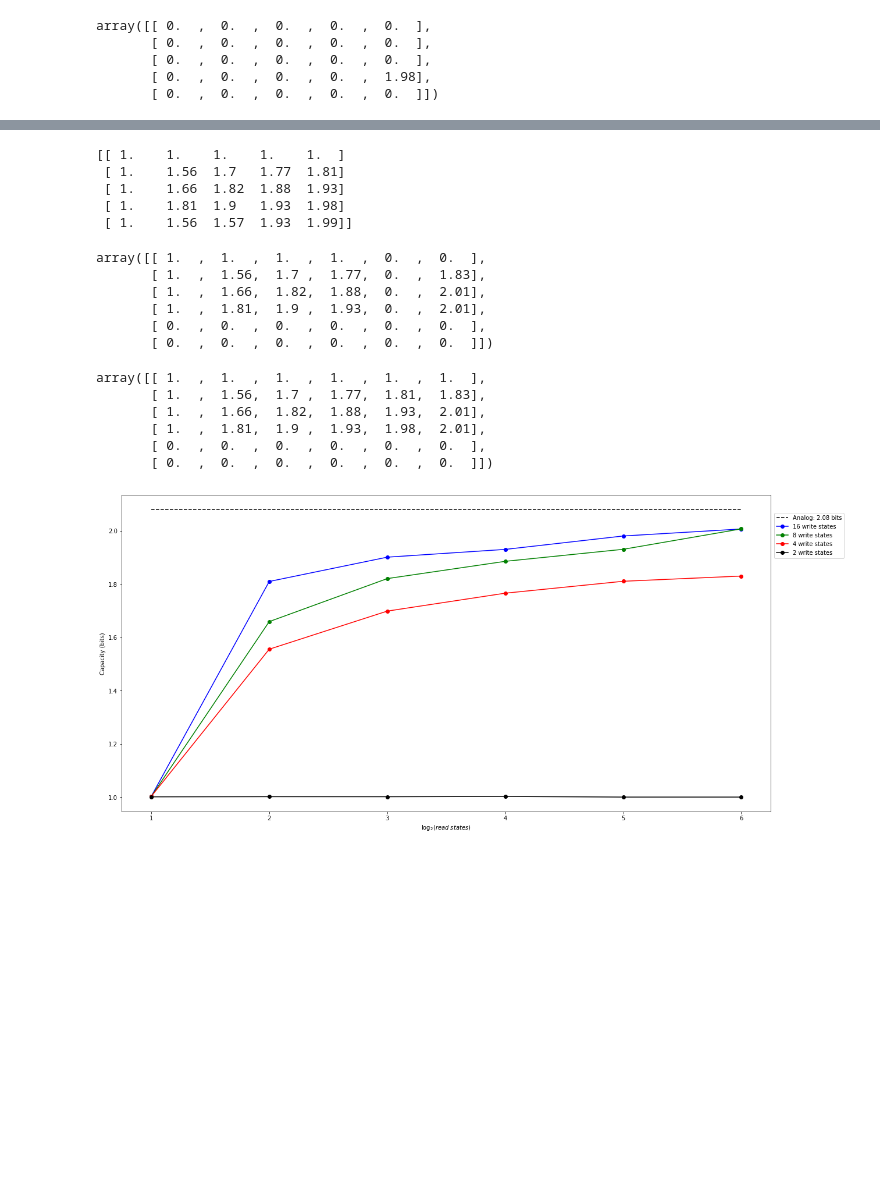
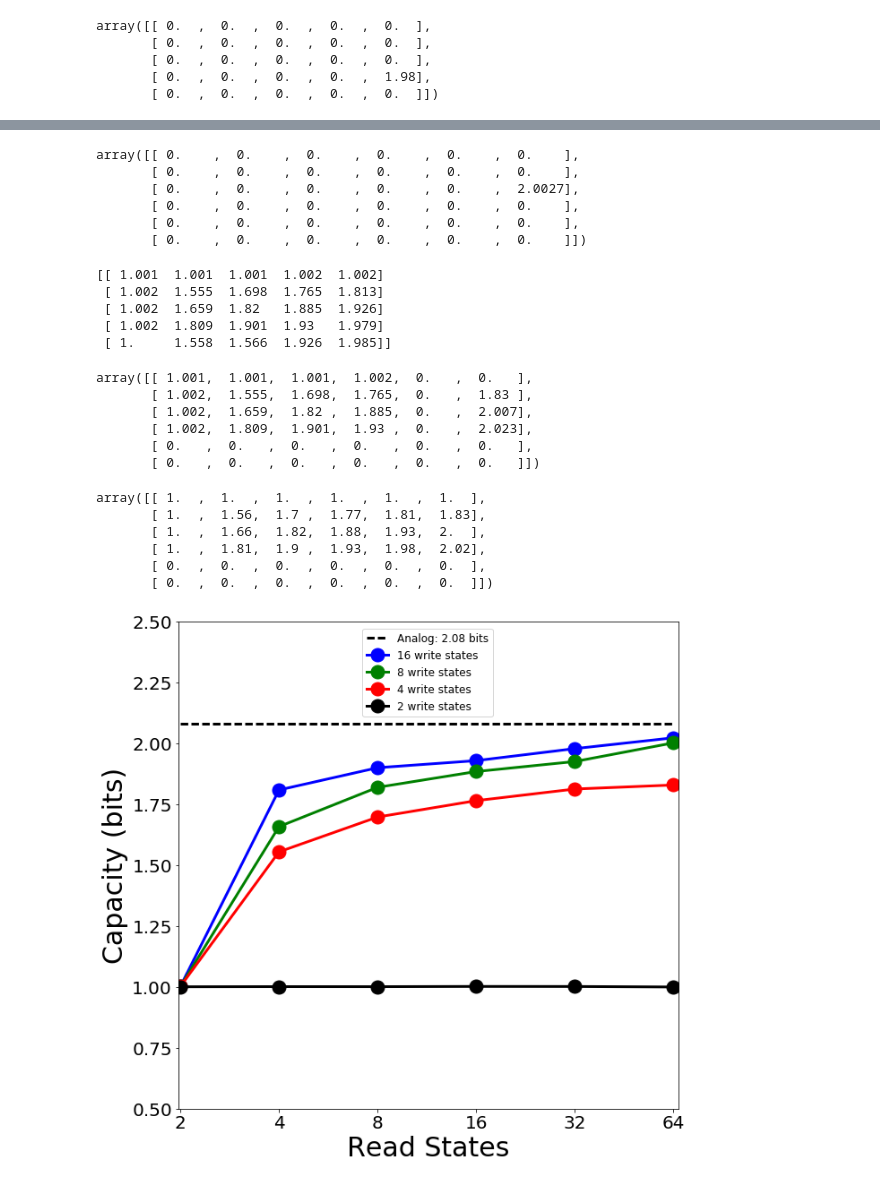
Before and after one commit to rzarcone/PCM_Paper, a Jupyter notebook: Discrete_Capacity_Plots.ipynb, the cells around one changed output, grey strips where cells are left out. Drawn from its saved outputs; the diff is of its cells as text; code cells hidden in the pictures; blank space fills up the shorter version.

Commit message:
modified discrete cap plots and added new data

```diff
--- a/Discrete_Capacity_Plots.ipynb
+++ b/Discrete_Capacity_Plots.ipynb
@@ -51,53 +51,72 @@ array([[ 0.    ,  0.    ,  0.    ,  0.    ,  0.    ,  0.    ],
        [ 0.    ,  0.    ,  0.    ,  0.    ,  0.    ,  0.    ],
        [ 0.    ,  0.    ,  0.    ,  0.    ,  0.    ,  0.    ]])
+# %%
+data_file = np.load('C_nonequal_test_intialize_64_states_8_write.npz')
+new_states_64_8_write = data_file['data'].item()['C_nonequal']
+np.round(new_states_64_8_write, 4)
+# %% [output]
+array([[ 0.    ,  0.    ,  0.    ,  0.    ,  0.    ,  0.    ],
+       [ 0.    ,  0.    ,  0.    ,  0.    ,  0.    ,  0.    ],
+       [ 0.    ,  0.    ,  0.    ,  0.    ,  0.    ,  2.0027],
+       [ 0.    ,  0.    ,  0.    ,  0.    ,  0.    ,  0.    ],
+       [ 0.    ,  0.    ,  0.    ,  0.    ,  0.    ,  0.    ],
+       [ 0.    ,  0.    ,  0.    ,  0.    ,  0.    ,  0.    ]])
 # %%
 combined_mat_idx = [test_mat>0.0]
 test_mat_new[combined_mat_idx] = test_mat[combined_mat_idx]
 test_mat_new[3][4]=new_states[3][4]
-ys_new = np.round(test_mat_new, 2)
+ys_new = np.round(test_mat_new, 3)
 print (ys_new)
 # %% [output]
-[[ 1.    1.    1.    1.    1.  ]
- [ 1.    1.56  1.7   1.77  1.81]
- [ 1.    1.66  1.82  1.88  1.93]
- [ 1.    1.81  1.9   1.93  1.98]
- [ 1.    1.56  1.57  1.93  1.99]]
+[[ 1.001  1.001  1.001  1.002  1.002]
+ [ 1.002  1.555  1.698  1.765  1.813]
+ [ 1.002  1.659  1.82   1.885  1.926]
+ [ 1.002  1.809  1.901  1.93   1.979]
+ [ 1.     1.558  1.566  1.926  1.985]]
 # %%
 combined_mat_idx = [test_mat>0.0]
 new_states_64[combined_mat_idx] = test_mat[combined_mat_idx]
-np.round(new_states_64,2)
+np.round(new_states_64,3)
 # %% [output]
-array([[ 1.  ,  1.  ,  1.  ,  1.  ,  0.  ,  0.  ],
-       [ 1.  ,  1.56,  1.7 ,  1.77,  0.  ,  1.83],
-       [ 1.  ,  1.66,  1.82,  1.88,  0.  ,  2.01],
-       [ 1.  ,  1.81,  1.9 ,  1.93,  0.  ,  2.01],
-       [ 0.  ,  0.  ,  0.  ,  0.  ,  0.  ,  0.  ],
-       [ 0.  ,  0.  ,  0.  ,  0.  ,  0.  ,  0.  ]])
+array([[ 1.001,  1.001,  1.001,  1.002,  0.   ,  0.   ],
+       [ 1.002,  1.555,  1.698,  1.765,  0.   ,  1.83 ],
+       [ 1.002,  1.659,  1.82 ,  1.885,  0.   ,  2.007],
+       [ 1.002,  1.809,  1.901,  1.93 ,  0.   ,  2.023],
+       [ 0.   ,  0.   ,  0.   ,  0.   ,  0.   ,  0.   ],
+       [ 0.   ,  0.   ,  0.   ,  0.   ,  0.   ,  0.   ]])
 # %%
 new_states_64[:4,4] = ys_new[:4,4]
 new_states_64[0,5] = 1.0
+new_states_64[2,5] = new_states_64_8_write[2][5]
 np.round(new_states_64,2)
 # %% [output]
 array([[ 1.  ,  1.  ,  1.  ,  1.  ,  1.  ,  1.  ],
        [ 1.  ,  1.56,  1.7 ,  1.77,  1.81,  1.83],
-       [ 1.  ,  1.66,  1.82,  1.88,  1.93,  2.01],
-       [ 1.  ,  1.81,  1.9 ,  1.93,  1.98,  2.01],
+       [ 1.  ,  1.66,  1.82,  1.88,  1.93,  2.  ],
+       [ 1.  ,  1.81,  1.9 ,  1.93,  1.98,  2.02],
        [ 0.  ,  0.  ,  0.  ,  0.  ,  0.  ,  0.  ],
        [ 0.  ,  0.  ,  0.  ,  0.  ,  0.  ,  0.  ]])
 # %%
-plt.figure(figsize=(20,10))
+plt.figure(figsize=(10,10))
 x_plot = np.array([4,3,2,1])
 x = np.flip(x_plot, axis=0)
 x = np.append(x,[5])
 x = np.append(x,[6])
 ys_new = new_states_64
 colors = ['black', 'red','green','blue']
-plt.plot(x, 2.08*np.ones_like(x), c='black' ,linestyle='--')
+plt.plot(x, 2.08*np.ones_like(x), c='black' ,linestyle='--', lw=3)
 for i in x_plot:
-    plt.plot(x,ys_new[i-1,:], c=colors[i-1], marker='o')
-plt.legend(["Analog: 2.08 bits","16 write states", "8 write states", "4 write states", "2 write states"], loc = (1.005,0.8))
-plt.xlabel(r"${\log}_{2} \left(read \ states\right)$")
-plt.ylabel("Capacity (bits)")
+    plt.plot(x,ys_new[i-1,:], c=colors[i-1], marker='o', lw=3, ms=15)
+
+read_states = [2,4,8,16,32,64]
+plt.xticks(x, read_states, fontsize=20)
+plt.yticks(fontsize=20)
+plt.legend(["Analog: 2.08 bits","16 write states", "8 write states", "4 write states", "2 write states"],
+           loc = (0.368,0.805), fontsize=12)
+plt.xlabel("Read States", fontsize=30)
+plt.ylabel("Capacity (bits)", fontsize=30)
+plt.ylim(0.5,2.5)
+plt.xlim(0.98,6.05)
 plt.savefig("Plots/discrete_cap.png")
 # %% [output]
-[figure, old version]
+[figure, new version]
```
Also changed, not shown: parts of 1 cell of this notebook, 1 other file.
